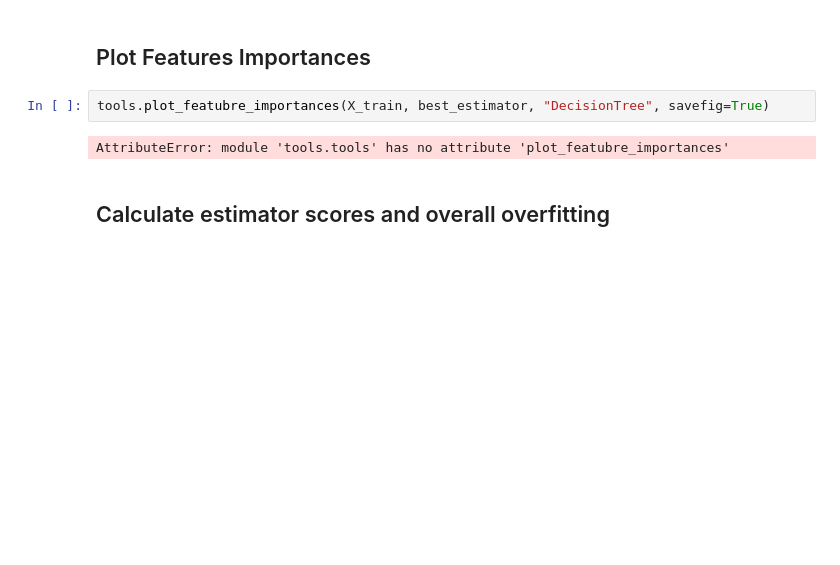
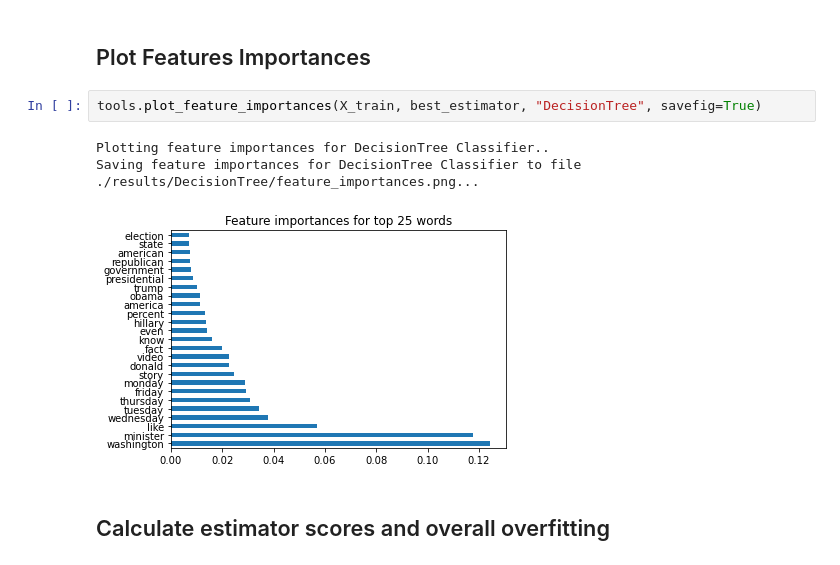
Before and after one commit to gisellemartel/FakeNewsClassifier, a Jupyter notebook: fake_news_classifiers.ipynb, the cells around one changed output. Drawn from its saved outputs; the diff is of its cells as text; blank space fills up the shorter version.

```diff
--- a/fake_news_classifiers.ipynb
+++ b/fake_news_classifiers.ipynb
@@ -187,9 +201,11 @@ Fitting 5 folds for each of 15 candidates, totalling 75 fits
 # %% [markdown]
 ## Plot Features Importances
 # %%
-tools.plot_featubre_importances(X_train, best_estimator, "DecisionTree", savefig=True)
+tools.plot_feature_importances(X_train, best_estimator, "DecisionTree", savefig=True)
 # %% [output]
-AttributeError: module 'tools.tools' has no attribute 'plot_featubre_importances'
+Plotting feature importances for DecisionTree Classifier..
+Saving feature importances for DecisionTree Classifier to file ./results/DecisionTree/feature_importances.png...
+[figure, added]
 # %% [markdown]
 ## Calculate estimator scores and overall overfitting
 # %%
```
Also changed, not shown: parts of 29 cells of this notebook, 33 other files.
